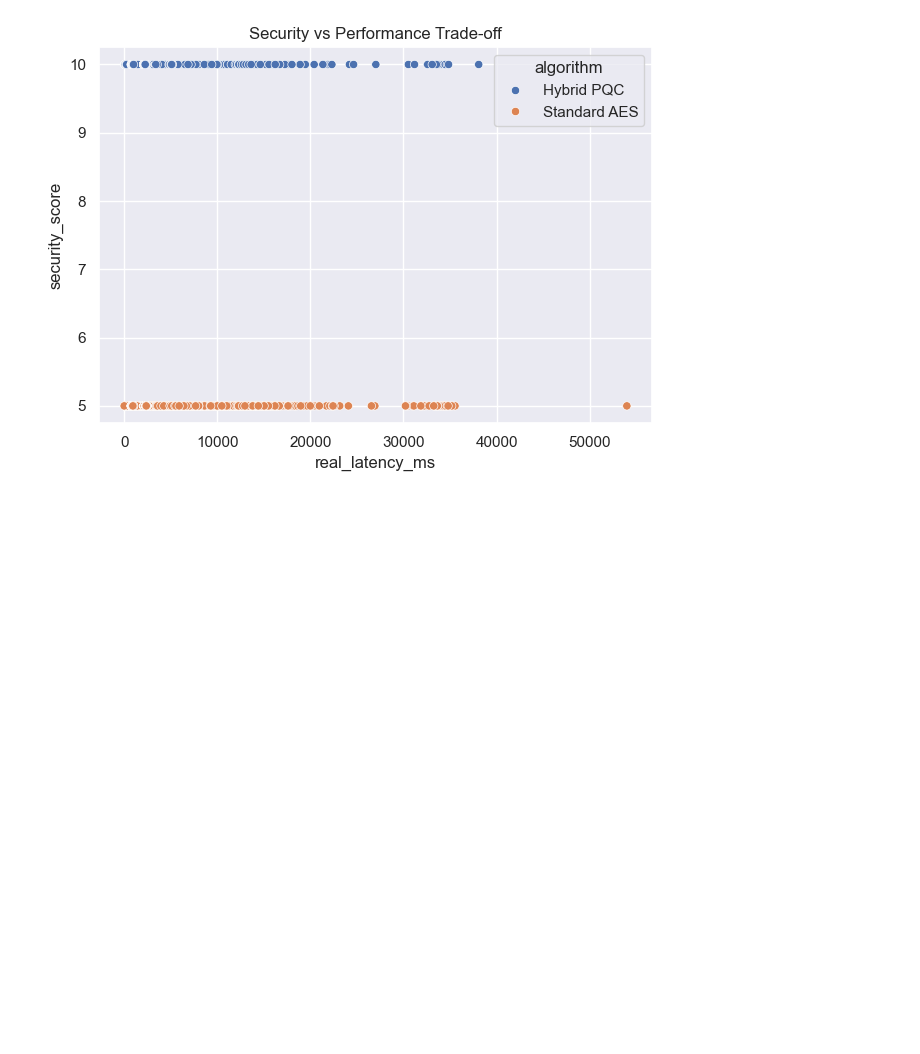
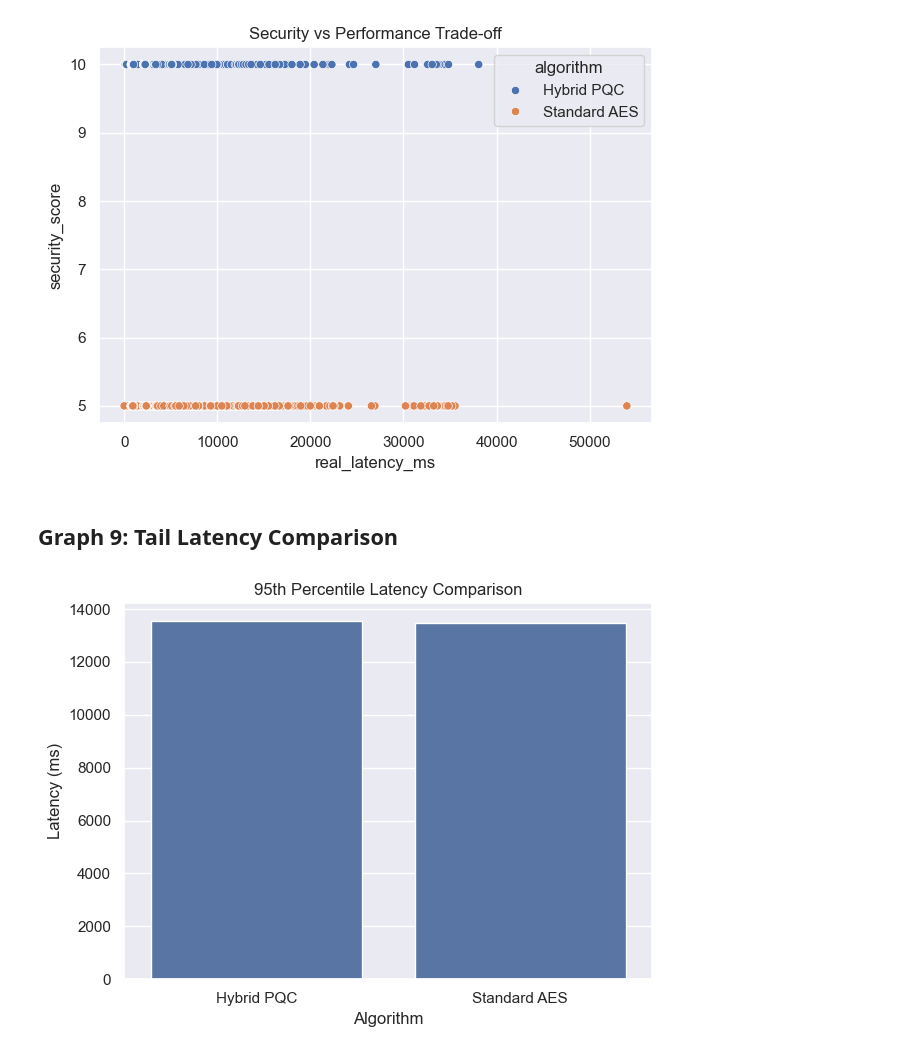
Before and after one commit to PrateekRaj8125/Smart-PQC-Gateway, a Jupyter notebook: output/generate_output.ipynb, the cells around one changed output. Cells and saved outputs as stored; diff of their text form; code cells hidden in the pictures; blank space fills up the shorter version.

```diff
--- a/output/generate_output.ipynb
+++ b/output/generate_output.ipynb
@@ -83,0 +86,4 @@ packet_table.to_csv('tables/table_packet_loss.csv', float_format='%.2f')
+# %%
+tail_latency = df.groupby('algorithm')['real_latency_ms'].quantile(0.95).reset_index()
+tail_latency.columns = ['Algorithm', 'Latency_95th_Percentile']
+tail_latency
@@ -180,3 +230,14 @@ plt.savefig('charts/fig8_security_vs_performance_tradeoff.png', dpi=300)
 plt.show()
 # %% [output]
 [figure]
+# %% [markdown]
+## Graph 9: Tail Latency Comparison
+# %%
+plt.figure()
+sns.barplot(data=tail_latency, x='Algorithm', y='Latency_95th_Percentile')
+plt.title('95th Percentile Latency Comparison')
+plt.ylabel('Latency (ms)')
+plt.tight_layout()
+plt.savefig('charts/fig9_tail_latency.png', dpi=300)
+# %% [output]
+[figure, added]
```
Also changed, not shown: parts of 12 cells of this notebook, 8 other files.
